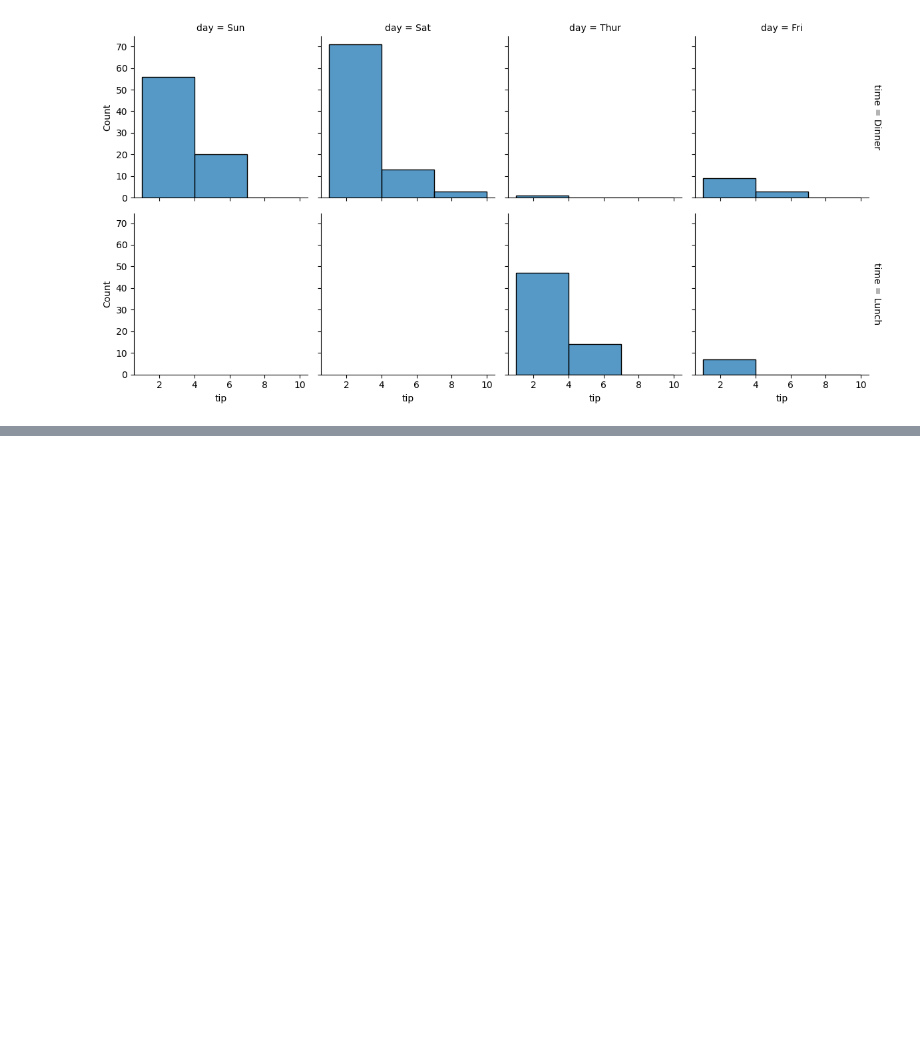
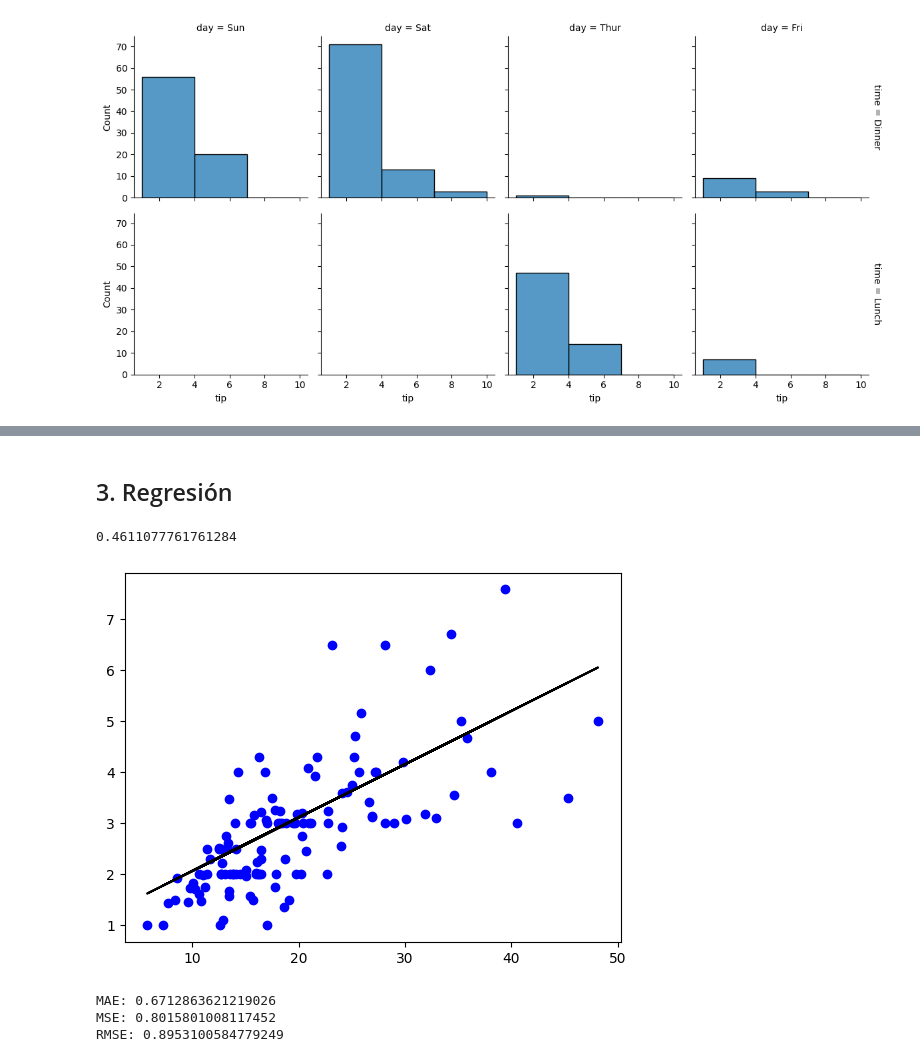
Before and after one commit to MartinMansoDEV/tips-regression, a Jupyter notebook: tips.ipynb, the cells around one changed output, grey strips where cells are left out. Drawn from its saved outputs; the diff is of its cells as text; code cells hidden in the pictures; blank space fills up the shorter version.

```diff
--- a/tips.ipynb
+++ b/tips.ipynb
@@ -78,0 +92,40 @@ sns.lmplot(
+# %% [markdown]
+## 3. Regresión
+# %%
+X = df[['total_bill']]
+y = df[['tip']]
+
+df.dropna(inplace = True)
+
+# Dropping any rows with Nan values
+X_train, X_test, y_train, y_test = train_test_split(X, y, test_size = 0.5)
+
+regr = LinearRegression()
+
+regr.fit(X_train, y_train)
+
+print(regr.score(X_test, y_test))
+
+new_df = pd.DataFrame()
+y_pred = regr.predict(X_test)
+plt.scatter(X_test, y_test, color ='b')
+plt.plot(X_test, y_pred, color ='k')
+
+plt.show()
+
+from sklearn.metrics import mean_absolute_error,mean_squared_error
+
+mae = mean_absolute_error(y_true=y_test,y_pred=y_pred)
+#squared True returns MSE value, False returns RMSE value.
+mse = mean_squared_error(y_true=y_test,y_pred=y_pred) #default=True
+rmse = mean_squared_error(y_true=y_test,y_pred=y_pred,squared=False)
+
+print("MAE:",mae)
+print("MSE:",mse)
+print("RMSE:",rmse)
+# %% [output]
+0.4611077761761284
+[figure, added]
+MAE: 0.6712863621219026
+MSE: 0.8015801008117452
+RMSE: 0.8953100584779249
```
Also changed, not shown: parts of 6 cells of this notebook, 1 other file.
